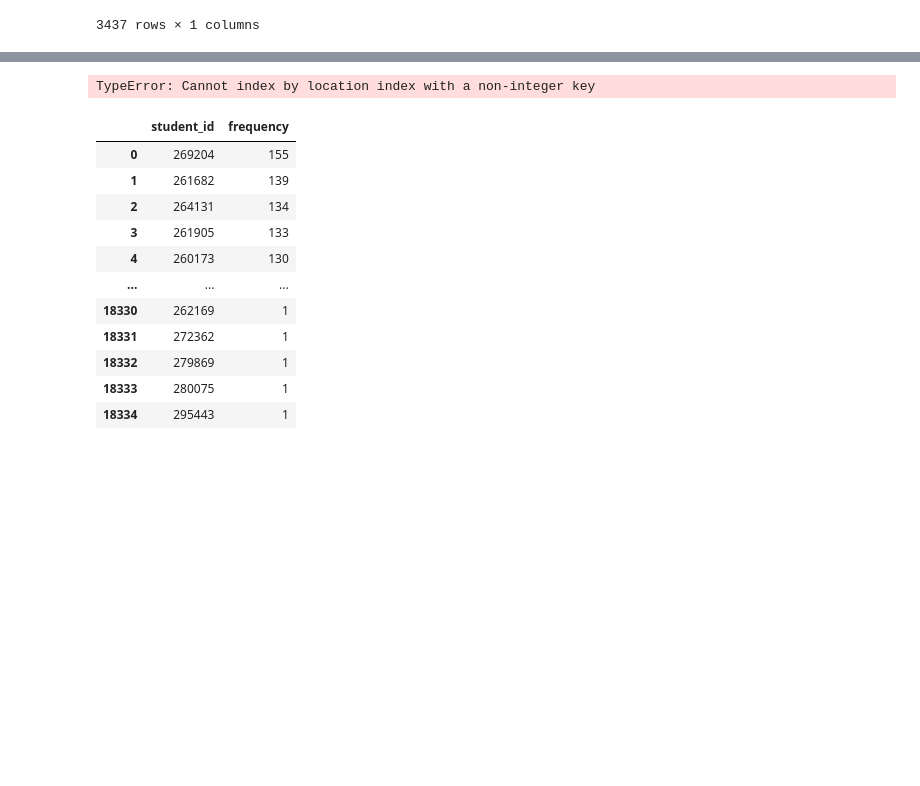
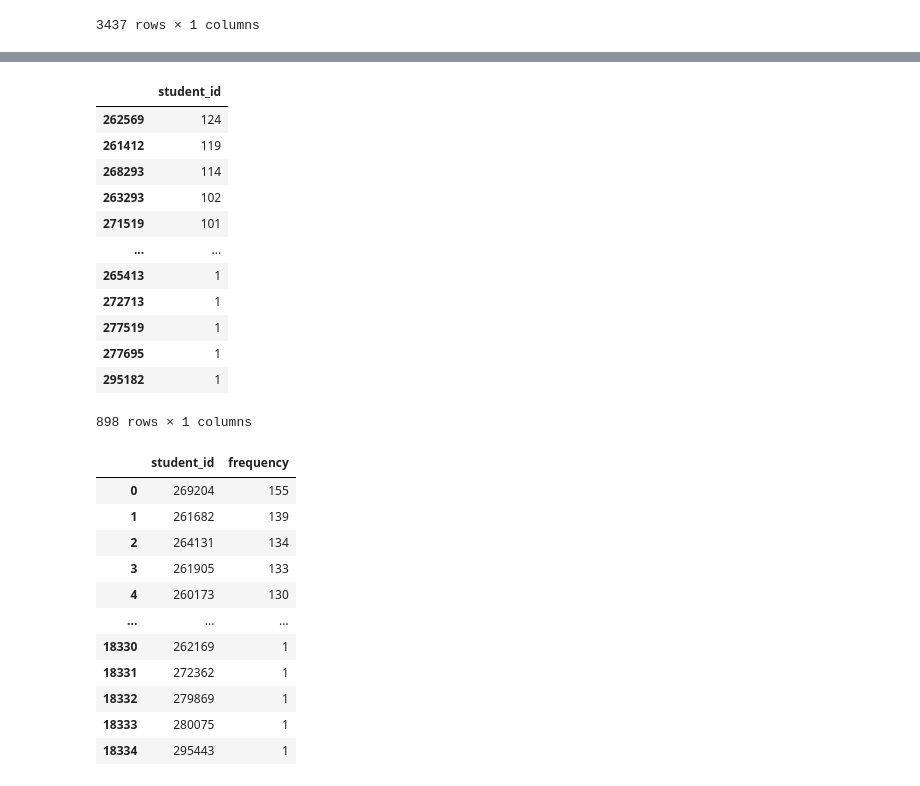
Before and after one commit to puvanans/365-DS-Competition, a Jupyter notebook: student_engagement.ipynb, the cells around one changed output, grey strips where cells are left out. Drawn from its saved outputs; the diff is of its cells as text; code cells hidden in the pictures; blank space fills up the shorter version.

```diff
--- a/student_engagement.ipynb
+++ b/student_engagement.ipynb
@@ -246,9 +233,20 @@ Name: student_id, Length: 848, dtype: int64
 # %%
 NG = student_engagement_by_country[student_engagement_by_country['country'] == 'NG']
-x = NG['student_id'].value_counts()
-x.iloc['0']
+pd.DataFrame(NG['student_id'].value_counts())
 # %% [output]
+|  | student_id |
+| 262569 | 124 |
+| 261412 | 119 |
+| 268293 | 114 |
+| 263293 | 102 |
+| 271519 | 101 |
+| ... | ... |
+| 265413 | 1 |
+| 272713 | 1 |
+| 277519 | 1 |
+| 277695 | 1 |
+| 295182 | 1 |
-TypeError: Cannot index by location index with a non-integer key
+898 rows × 1 columns
 # %%
 student_ID_frequency = student_engagement_by_country['student_id'].value_counts()
 
```
Also changed, not shown: parts of 4 cells of this notebook.
